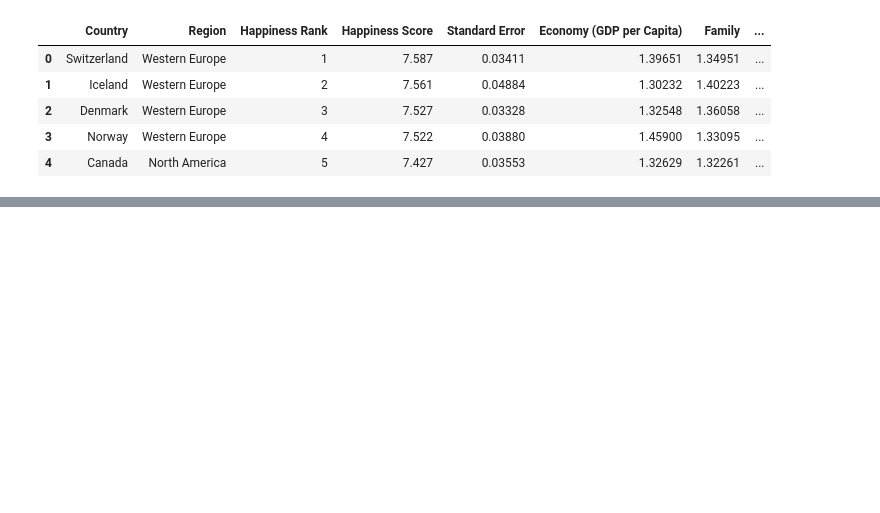
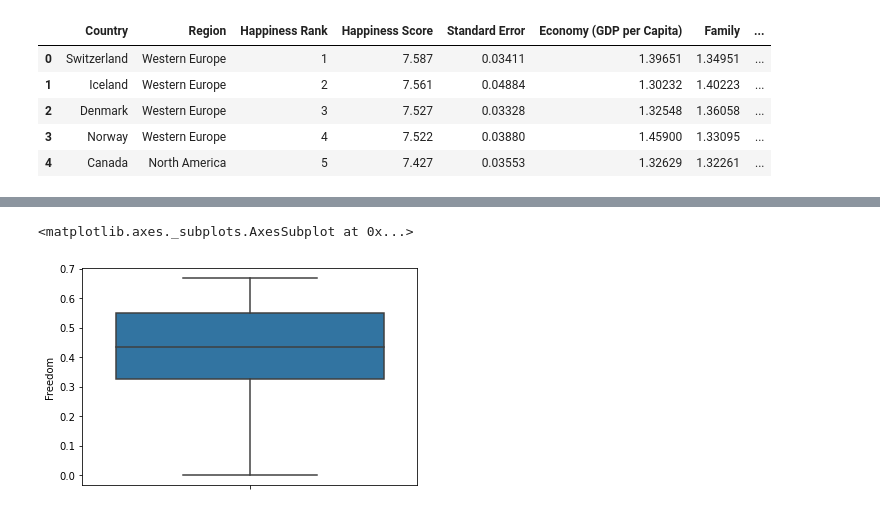
Before and after one commit to ankurm81534/Practice_Projects_M20, a Jupyter notebook: Ankur Happiness Score Project.ipynb, the cells around one changed output, grey strips where cells are left out. Saved outputs shown, nothing was run; the diff lists cells and outputs as text; code cells hidden in the pictures; blank space fills up the shorter version.

```diff
--- a/Ankur Happiness Score Project.ipynb
+++ b/Ankur Happiness Score Project.ipynb
@@ -31,3 +108,6 @@ sns.boxplot(hsd['Health (Life Expectancy)'], orient='v')
 # %%
-sns.boxplot(hsd['Freedom'], orient='v')
+sns.boxplot(hsd1['Freedom'], orient='v')
+# %% [output]
+<matplotlib.axes._subplots.AxesSubplot at 0x...>
+[figure, added]
 # %%
```
Also changed, not shown: parts of 25 cells of this notebook.
